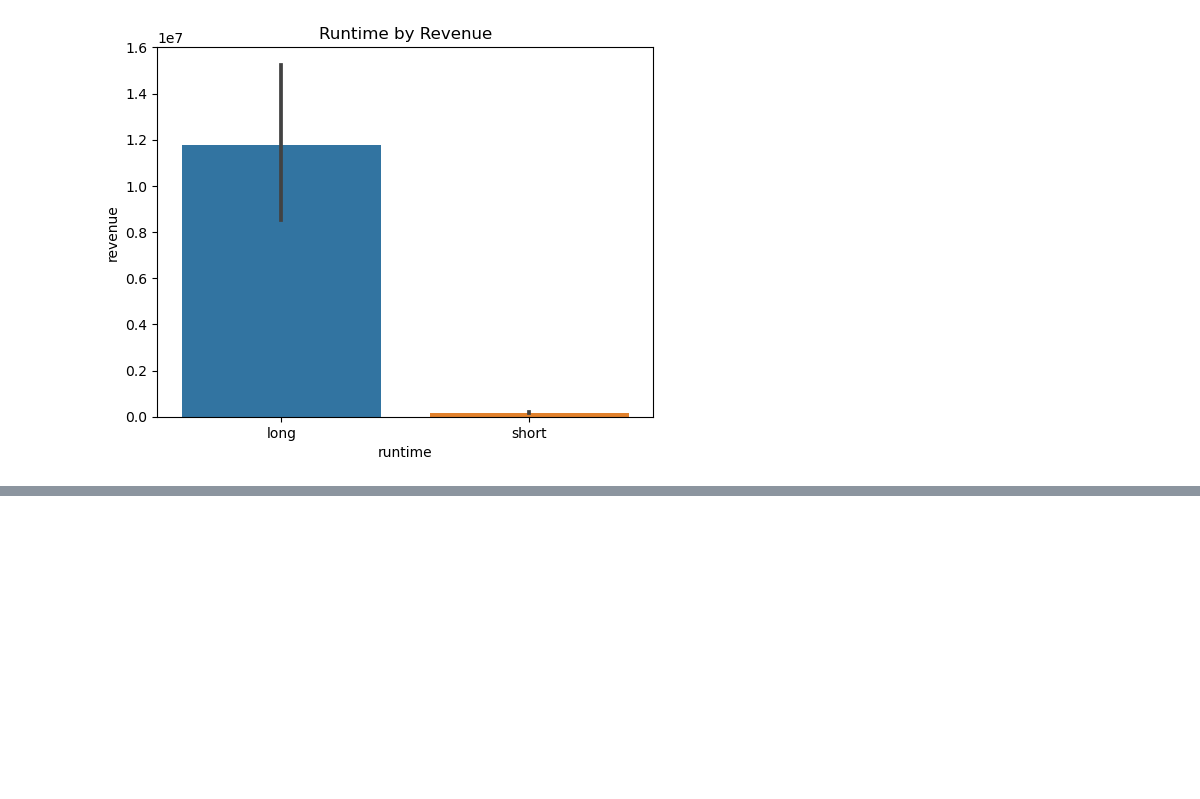
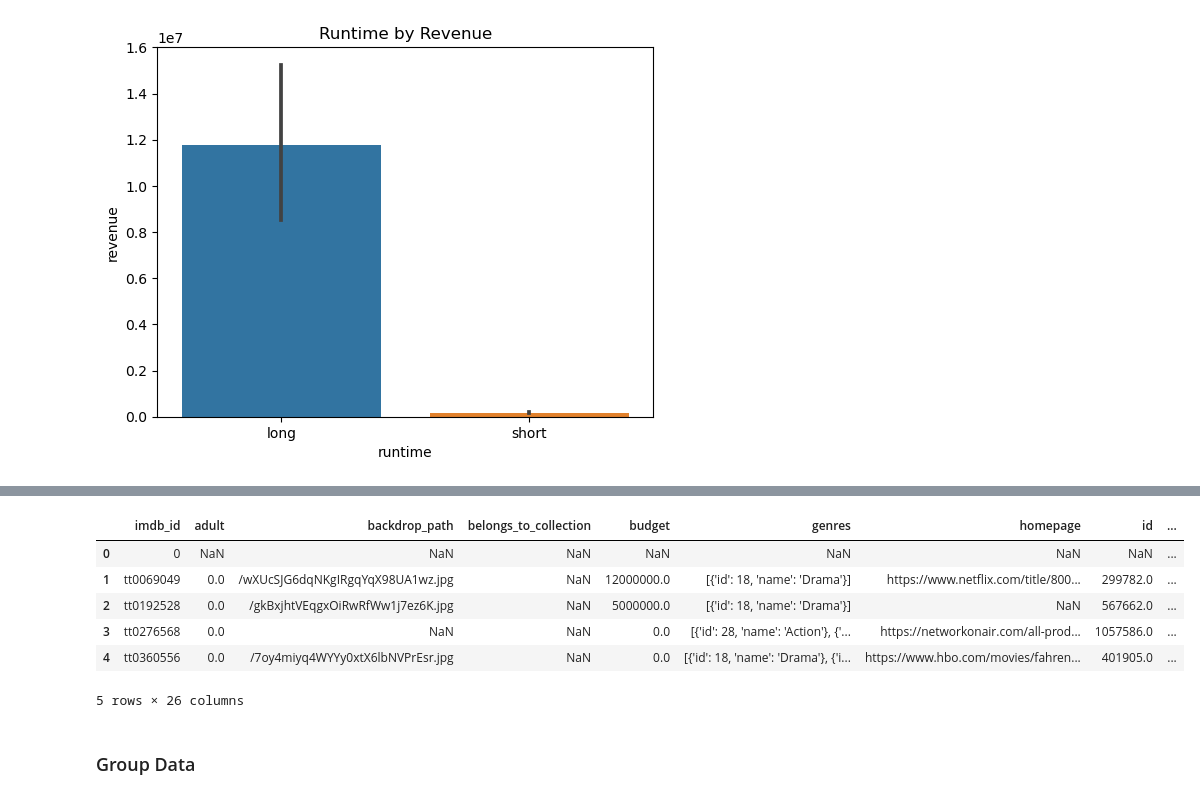
Before and after one commit to tjbingamon/Project-3, a Jupyter notebook: Part 4.ipynb, the cells around one changed output, grey strips where cells are left out. Drawn from its saved outputs; the diff is of its cells as text; code cells hidden in the pictures; blank space fills up the shorter version.

```diff
--- a/Part 4.ipynb
+++ b/Part 4.ipynb
@@ -651,0 +675,3 @@ ax.set_title('Runtime by Revenue');
+# %%
+df3 = df.copy()
+df3.info()
@@ -651,0 +696,12 @@ ax.set_title('Runtime by Revenue');
+# %%
+df3.head(5)
+# %% [output]
+|  | imdb_id | adult | backdrop_path | belongs_to_collection | budget | genres | homepage | id | ... |
+| 0 | 0 | NaN | NaN | NaN | NaN | NaN | NaN | NaN | ... |
+| 1 | tt0069049 | 0.0 | /wXUcSJG6dqNKgIRgqYqX98UA1wz.jpg | NaN | 12000000.0 | [{'id': 18, 'name': 'Drama'}] | https://www.netflix.com/title/800... | 299782.0 | ... |
+| 2 | tt0192528 | 0.0 | /gkBxjhtVEqgxOiRwRfWw1j7ez6K.jpg | NaN | 5000000.0 | [{'id': 18, 'name': 'Drama'}] | NaN | 567662.0 | ... |
+| 3 | tt0276568 | 0.0 | NaN | NaN | 0.0 | [{'id': 28, 'name': 'Action'}, {'... | https://networkonair.com/all-prod... | 1057586.0 | ... |
+| 4 | tt0360556 | 0.0 | /7oy4miyq4WYYy0xtX6lbNVPrEsr.jpg | NaN | 0.0 | [{'id': 18, 'name': 'Drama'}, {'i... | https://www.hbo.com/movies/fahren... | 401905.0 | ... |
+5 rows × 26 columns
+# %% [markdown]
+### Group Data
```
Also changed, not shown: parts of 32 cells of this notebook, 1 other file.
